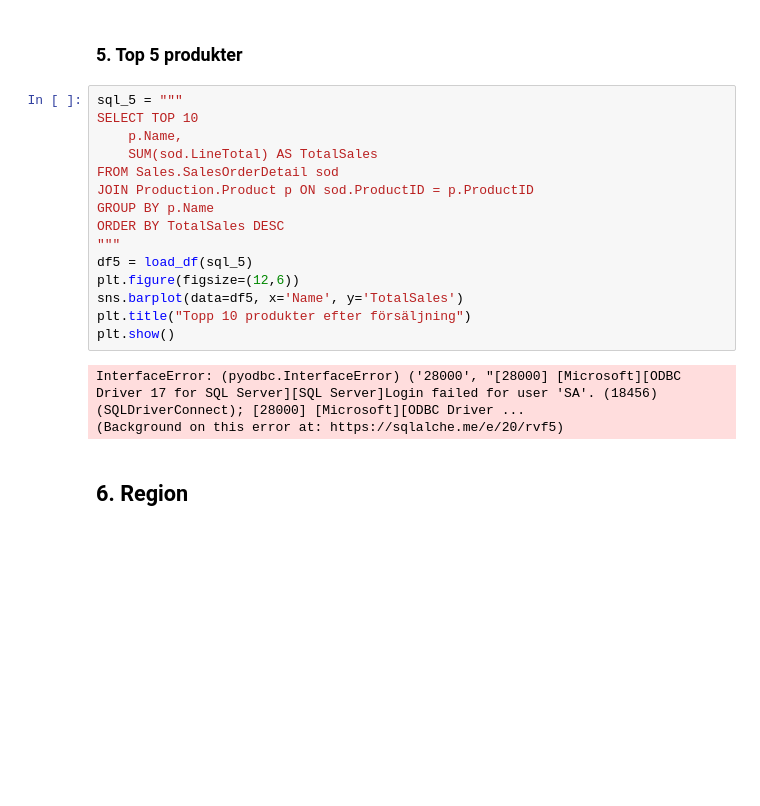
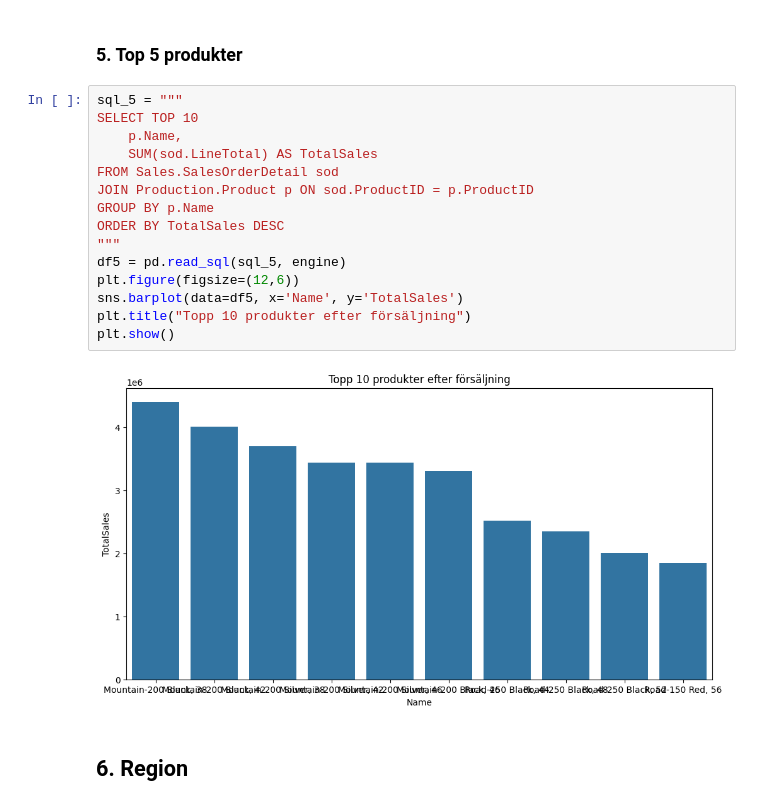
Before and after one commit to IrfanPallani/adventureworks_sanalysis, a Jupyter notebook: Forsaljnings_Analys.ipynb, the cells around one changed output. Drawn from its saved outputs; the diff is of its cells as text; blank space fills up the shorter version.

```diff
--- a/Forsaljnings_Analys.ipynb
+++ b/Forsaljnings_Analys.ipynb
@@ -136,21 +145,20 @@ plt.show()
 # %%
 sql_5 = """
 SELECT TOP 10
     p.Name,
     SUM(sod.LineTotal) AS TotalSales
 FROM Sales.SalesOrderDetail sod
 JOIN Production.Product p ON sod.ProductID = p.ProductID
 GROUP BY p.Name
 ORDER BY TotalSales DESC
 """
-df5 = load_df(sql_5)
+df5 = pd.read_sql(sql_5, engine)
 plt.figure(figsize=(12,6))
 sns.barplot(data=df5, x='Name', y='TotalSales')
 plt.title("Topp 10 produkter efter försäljning")
 plt.show()
 # %% [output]
-InterfaceError: (pyodbc.InterfaceError) ('28000', "[28000] [Microsoft][ODBC Driver 17 for SQL Server][SQL Server]Login failed for user 'SA'. (18456) (SQLDriverConnect); [28000] [Microsoft][ODBC Driver ...
-(Background on this error at: https://sqlalche.me/e/20/rvf5)
+[figure, added]
 # %% [markdown]
 ## 6. Region
 # %%
```
Also changed, not shown: parts of 7 cells of this notebook.
